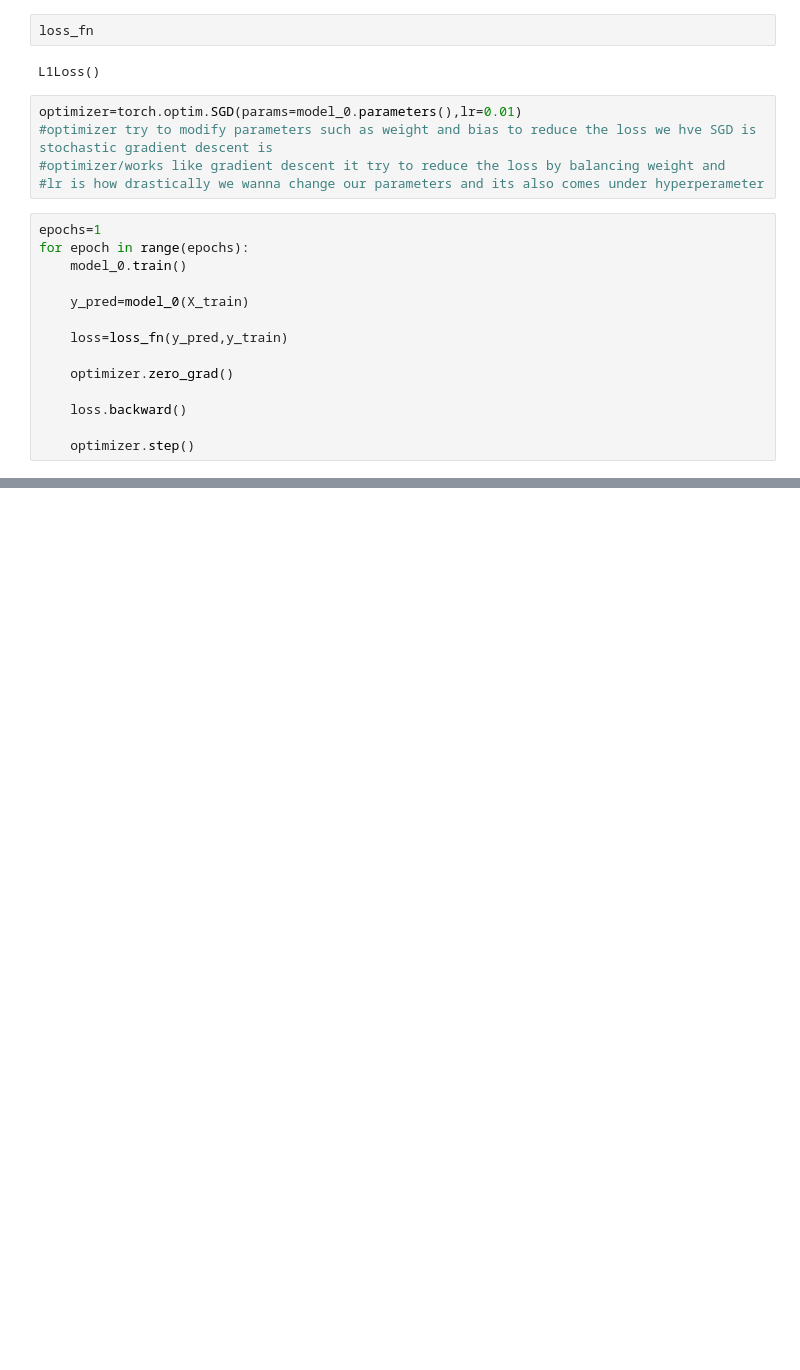
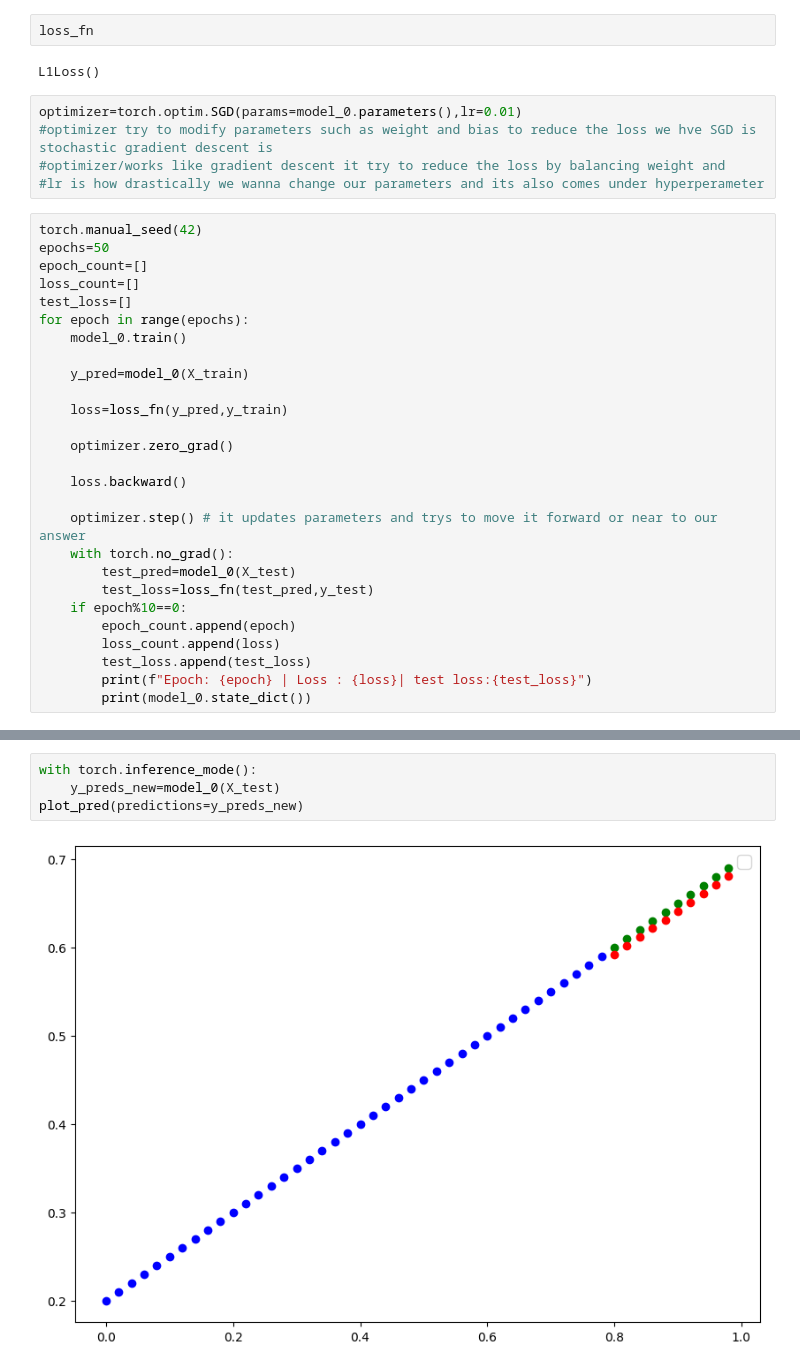
Before and after one commit to CODING-DARSH/DeepLearning, a Jupyter notebook: DeepLearning1.ipynb, the cells around one changed output, grey strips where cells are left out. Drawn from its saved outputs; the diff is of its cells as text; blank space fills up the shorter version.

```diff
--- a/DeepLearning1.ipynb
+++ b/DeepLearning1.ipynb
@@ -94,7 +93,11 @@ optimizer=torch.optim.SGD(params=model_0.parameters(),lr=0.01)
 #optimizer/works like gradient descent it try to reduce the loss by balancing weight and
 #lr is how drastically we wanna change our parameters and its also comes under hyperperameter
 # %%
-epochs=1
+torch.manual_seed(42)
+epochs=50
+epoch_count=[]
+loss_count=[]
+test_loss=[]
 for epoch in range(epochs):
     model_0.train()
 
@@ -106,4 +109,13 @@ for epoch in range(epochs):
 
     loss.backward()
 
-    optimizer.step()
+    optimizer.step() # it updates parameters and trys to move it forward or near to our answer
+    with torch.no_grad():
+        test_pred=model_0(X_test)
+        test_loss=loss_fn(test_pred,y_test)
+    if epoch%10==0:
+        epoch_count.append(epoch)
+        loss_count.append(loss)
+        test_loss.append(test_loss)
+        print(f"Epoch: {epoch} | Loss : {loss}| test loss:{test_loss}")
+        print(model_0.state_dict())
@@ -109,0 +133,6 @@ for epoch in range(epochs):
+# %%
+with torch.inference_mode():
+    y_preds_new=model_0(X_test)
+plot_pred(predictions=y_preds_new)
+# %% [output]
+[figure, added]
```
Also changed, not shown: parts of 3 cells of this notebook.
